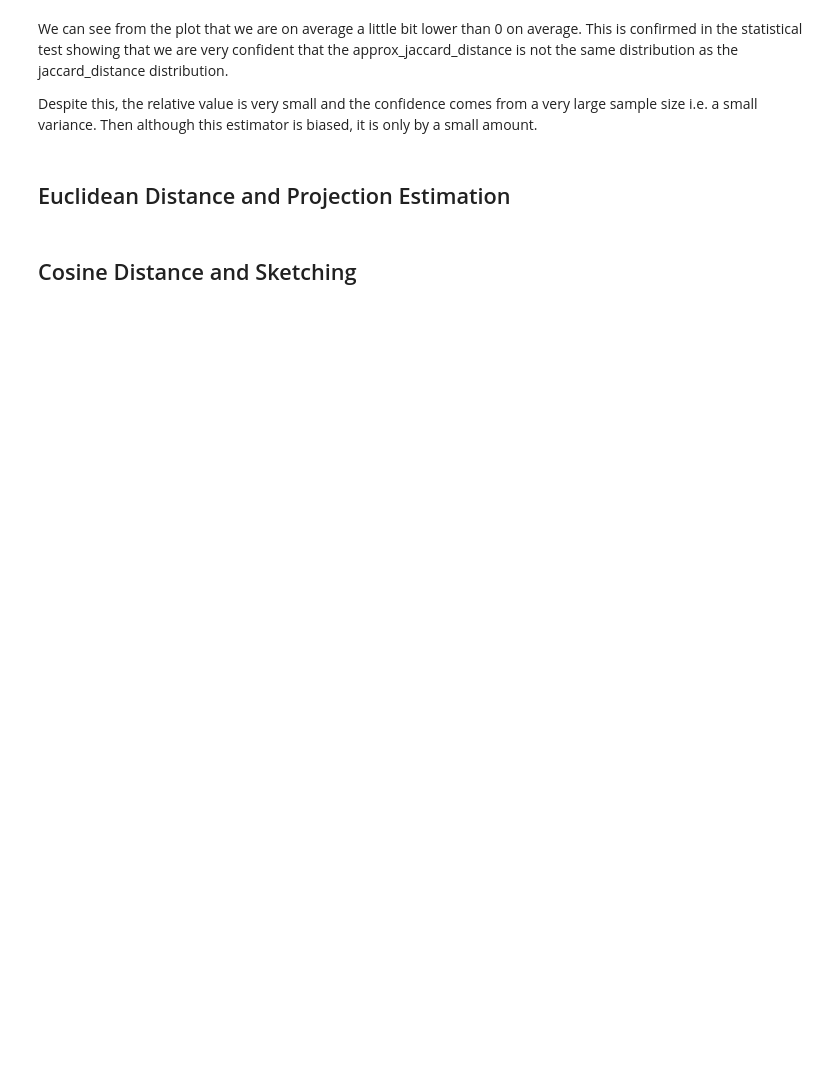
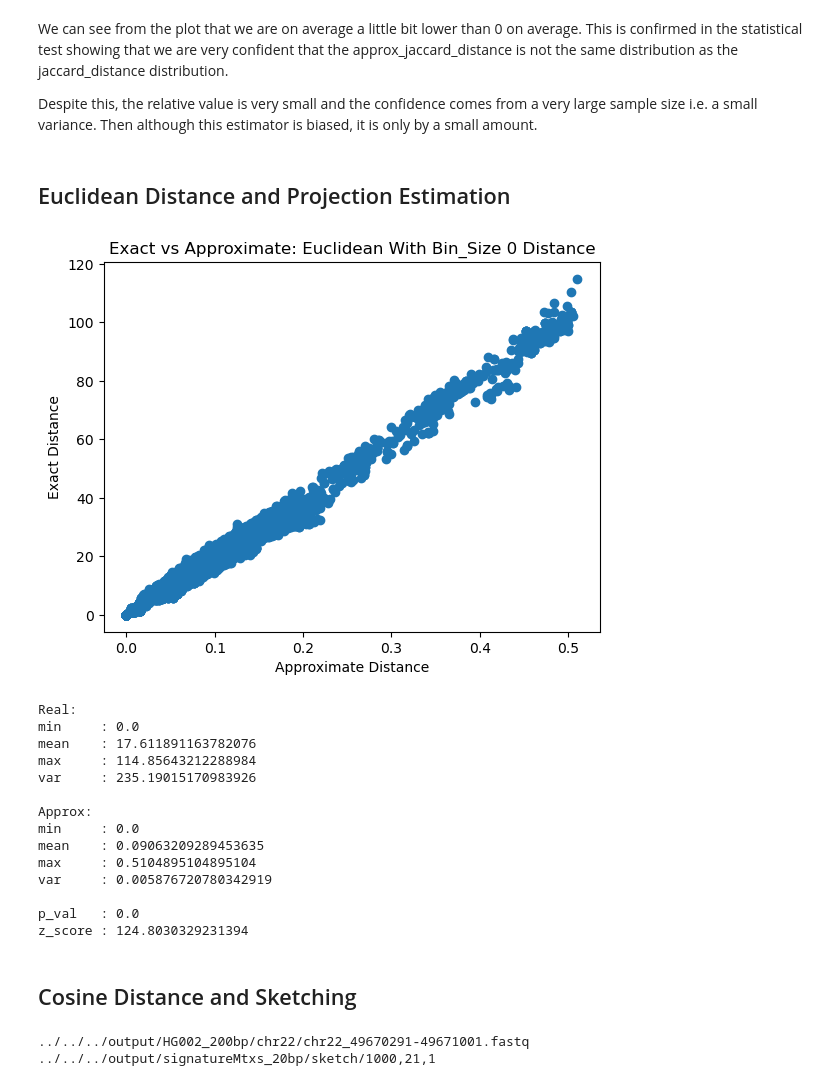
Before and after one commit to WillardFord/sv_merge, a Jupyter notebook: scripts/readFiltering/analysis/testDistances.ipynb, the cells around one changed output. Saved outputs shown, nothing was run; the diff lists cells and outputs as text; code cells hidden in the pictures; blank space fills up the shorter version.

```diff
--- a/scripts/readFiltering/analysis/testDistances.ipynb
+++ b/scripts/readFiltering/analysis/testDistances.ipynb
@@ -245,3 +249,38 @@ Despite this, the relative value is very small and the confidence comes from a v
 adj_p_vals = multipletests(p_vals, alpha=0.05, method='fdr_by', maxiter=1, is_sorted=False, returnsorted=False)
 # %% [markdown]
 ## Euclidean Distance and Projection Estimation
+# %%
+fastq_dir = "../../../output/HG002_20bp/chr22"
+signature_matrix_dirs = []
+for i in range(1,2):
+    signature_matrix_dirs.append(f"../../../output/signatureMtxs_20bp/euclidean/1000,21,{i},1")
+# %%
+euclidean_test_outputs = []
+for signature_matrix_dir in signature_matrix_dirs:
+    euclidean_test_outputs.append(test_many_fastqs(fastq_dir, signature_matrix_dir, "euclidean", B=200))
+# %%
+def plot_euclidean(i, output):
+    p_vals, fastqs, euclidean_distance_vector, approx_euclidean_distance_vector = output
+    plot_distances(euclidean_distance_vector, approx_euclidean_distance_vector, f"Euclidean with bin_size {i}")
+    z_score, p_value, dof = ttest_ind(euclidean_distance_vector, approx_euclidean_distance_vector)
+    print("\np_val\t:", p_value)
+    print("z_score\t:", z_score)
+
+for i, output in enumerate(euclidean_test_outputs):
+    plot_euclidean(i, output)
+# %% [output]
+[figure, added]
+Real:
+min     : 0.0
+mean    : 17.611891163782076
+max     : 114.85643212288984
+var     : 235.19015170983926
+
+Approx:
+min     : 0.0
+mean    : 0.09063209289453635
+max     : 0.5104895104895104
+var     : 0.005876720780342919
+
+p_val   : 0.0
+z_score : 124.8030329231394
@@ -249,0 +300,4 @@ adj_p_vals = multipletests(p_vals, alpha=0.05, method='fdr_by', maxiter=1, is_so
+# %%
+p_vals, fastqs, cosine_distance_vector, approx_cosine_distance_vector = test_many_fastqs(fastq_dir, signature_matrix_dir, "cosine", B=200)
+# %% [output]
+../../../output/HG002_200bp/chr22/chr22_49670291-49671001.fastq ../../../output/signatureMtxs_20bp/sketch/1000,21,1
```
Also changed, not shown: parts of 13 cells of this notebook, 7 other files.
